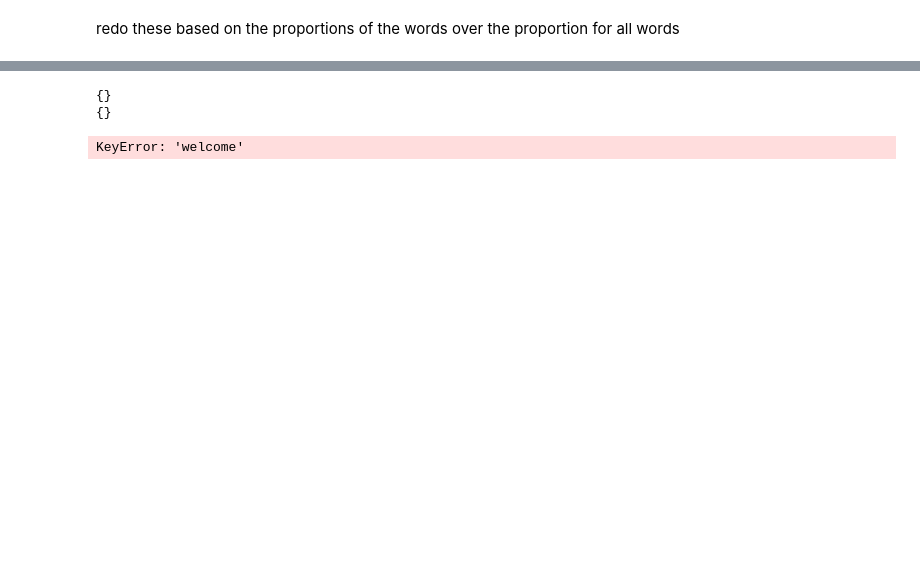
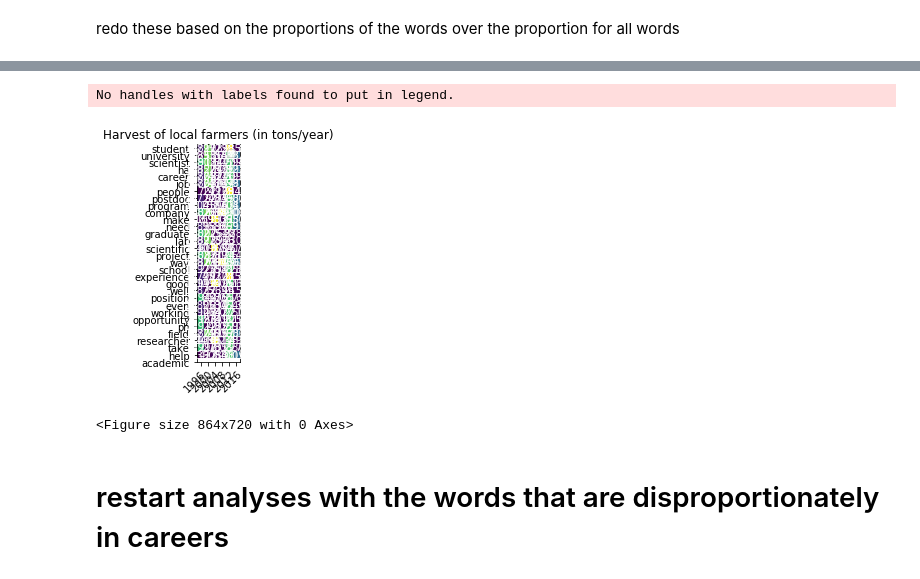
Before and after one commit to crboothb/sciencemag-careers-analysis, a Jupyter notebook: scripts/frequency.ipynb, the cells around one changed output, grey strips where cells are left out. Saved outputs shown, nothing was run; the diff lists cells and outputs as text; code cells hidden in the pictures; blank space fills up the shorter version.

```diff
--- a/scripts/frequency.ipynb
+++ b/scripts/frequency.ipynb
@@ -234,8 +239,10 @@ text_list = full_df["text"]
 word_dict = {}
 
 for text in text_list:
+    text = clh.only_letters_clean(text)
+    text = lemmatize_text(text)
     text = clh.remove_stopword(text, stops_dict, extras=extra_stops)
-    text = add_to_freq_dict(text, word_dict, lemm=True)
+    text = add_to_freq_dict(text, word_dict) #, lemm=True
 # %%
 total = sum(word_dict.values())
 word_prop = {}
@@ -295,12 +321,13 @@ for key in word_dict:
     rank_dict[key]=[]
 
 def word_rank_facets(facet_word_dict, rank_dict):
-    listofTuples = sorted(word_dict.items() ,reverse=True,  key=lambda x: x[1])
+    # print(len(rank_dict))
+
+    listofTuples = sorted(facet_word_dict.items() ,reverse=False,  key=lambda x: x[1])
     top = {"word":[], "freq":[]}
 
     facet_rank_dict={}
 
-    count=0
     count=1
     for elem in listofTuples:
         facet_rank_dict[elem[0]]=count
@@ -310,6 +337,6 @@ def word_rank_facets(facet_word_dict, rank_dict):
         if key in facet_rank_dict:
             rank_dict[key].append(facet_rank_dict[key])
         else:
-            rank_dict.append(len(facet_rank_dict))
+            rank_dict[key].append(len(facet_rank_dict)+1)
     return(rank_dict)
 # %%
@@ -374,6 +405,38 @@ def rank_workflow(df, n_facets, extras, lemm=False):
-# %%
-rank_workflow(df=full_df, n_facets=2, extras=extra_stops, lemm=False)
-# %% [output]
-{}
-{}
-KeyError: 'welcome'
+# %%
+rank_array = np.array(top["ranks"])
+# print(rank_array)
+top_words = top["word"]
+# year_blocks = ["1996","2008"]
+year_blocks = top["years"]
+
+fig, ax = plt.subplots()
+im = ax.imshow(rank_array)
+
+# We want to show all ticks...
+ax.set_xticks(np.arange(len(year_blocks)))
+ax.set_yticks(np.arange(len(top_words)))
+# ... and label them with the respective list entries
+ax.set_xticklabels(year_blocks)
+ax.set_yticklabels(top_words)
+
+# Rotate the tick labels and set their alignment.
+plt.setp(ax.get_xticklabels(), rotation=45, ha="right",
+         rotation_mode="anchor")
+
+# Loop over data dimensions and create text annotations.
+for i in range(len(top_words)-1):
+    for j in range(len(year_blocks)):
+        text = ax.text(j, i, rank_array[i, j],
+                       ha="center", va="center", color="w")
+
+plt.figure(figsize=(12, 10))
+ax.set_title("Harvest of local farmers (in tons/year)")
+ax.legend()
+# fig.tight_layout()
+plt.show()
+# %% [output]
+No handles with labels found to put in legend.
+[figure, added]
+<Figure size 864x720 with 0 Axes>
+# %% [markdown]
+# restart analyses with the words that are disproportionately in careers
```
Also changed, not shown: parts of 13 cells of this notebook.
